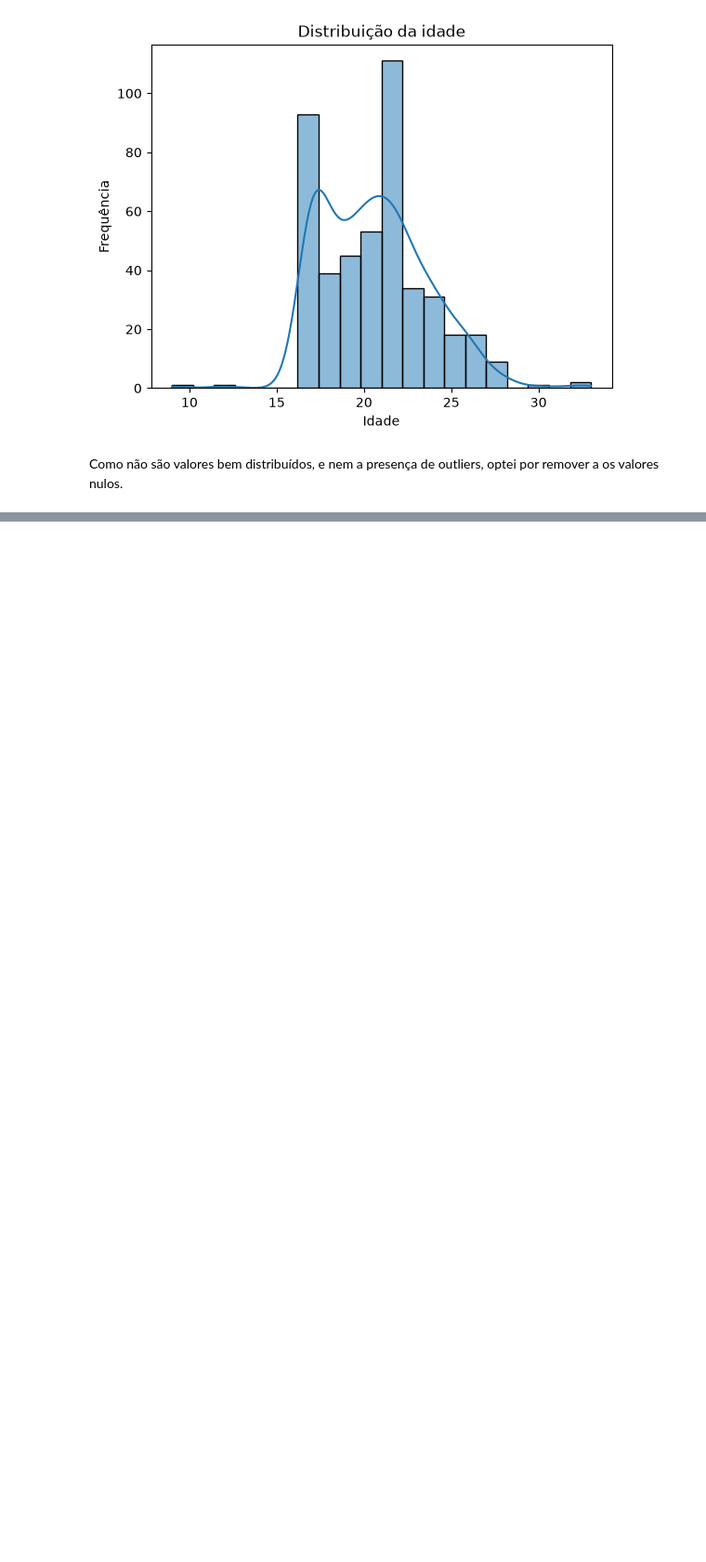
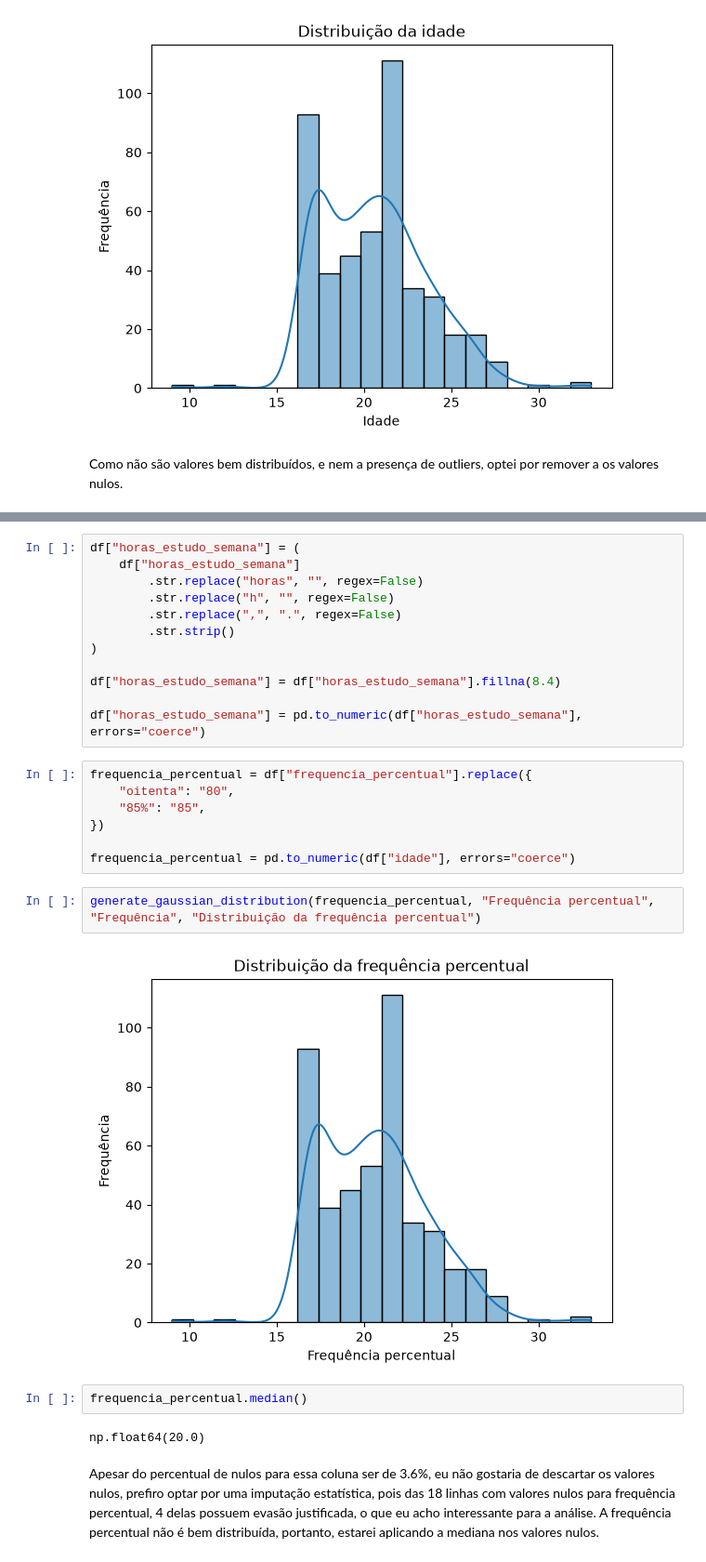
Before and after one commit to assincrono/analise-evasao-escolar, a Jupyter notebook: main.ipynb, the cells around one changed output, grey strips where cells are left out. Shown at 93% size. Cells and saved outputs as stored; diff of their text form; blank space fills up the shorter version.

```diff
--- a/main.ipynb
+++ b/main.ipynb
@@ -234,0 +264,29 @@ df.describe()
+# %%
+df["horas_estudo_semana"] = (
+    df["horas_estudo_semana"]
+        .str.replace("horas", "", regex=False)
+        .str.replace("h", "", regex=False)
+        .str.replace(",", ".", regex=False)
+        .str.strip()
+)
+
+df["horas_estudo_semana"] = df["horas_estudo_semana"].fillna(8.4)
+
+df["horas_estudo_semana"] = pd.to_numeric(df["horas_estudo_semana"], errors="coerce")
+# %%
+frequencia_percentual = df["frequencia_percentual"].replace({
+    "oitenta": "80",
+    "85%": "85",
+})
+
+frequencia_percentual = pd.to_numeric(df["idade"], errors="coerce")
+# %%
+generate_gaussian_distribution(frequencia_percentual, "Frequência percentual", "Frequência", "Distribuição da frequência percentual")
+# %% [output]
+[figure, added]
+# %%
+frequencia_percentual.median()
+# %% [output]
+np.float64(20.0)
+# %% [markdown]
+Apesar do percentual de nulos para essa coluna ser de 3.6%, eu não gostaria de descartar os valores nulos, prefiro optar por uma imputação estatística, pois das 18 linhas com valores nulos para frequência percentual, 4 delas possuem evasão justificada, o que eu acho interessante para a análise. A frequência percentual não é bem distribuída, portanto, estarei aplicando a mediana nos valores nulos.
```
Also changed, not shown: parts of 19 cells of this notebook.
